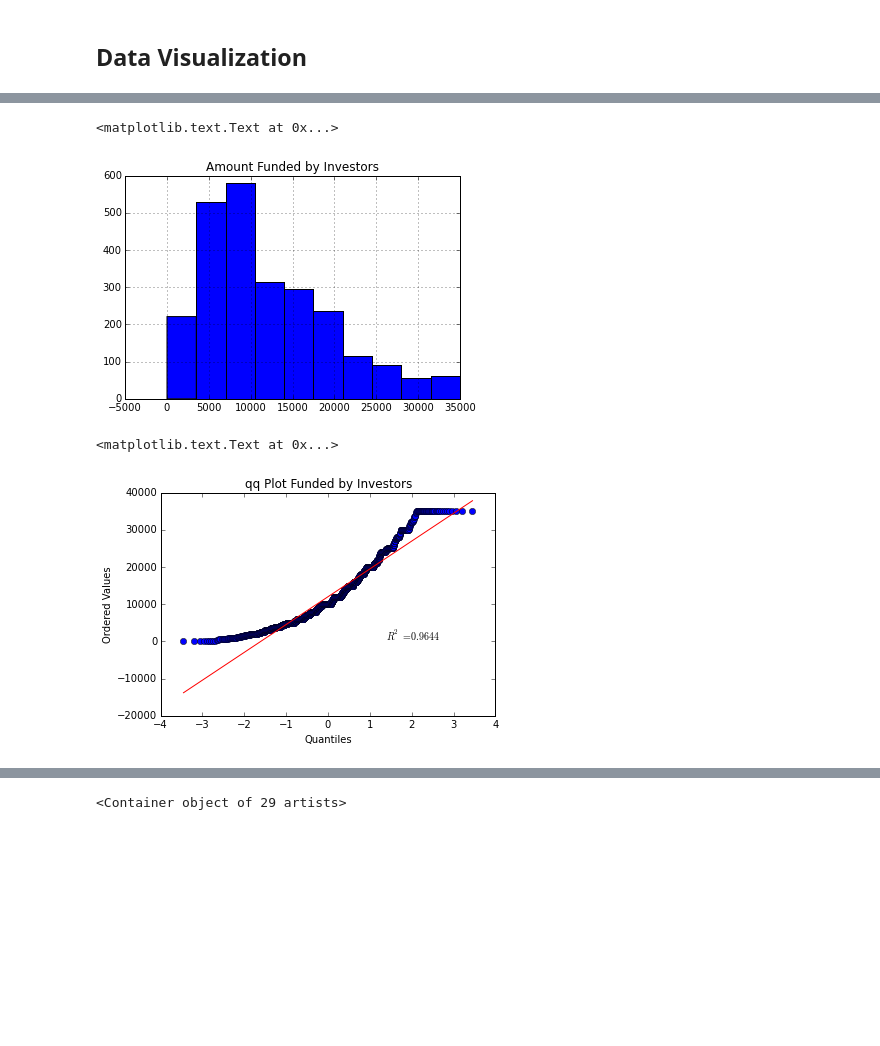
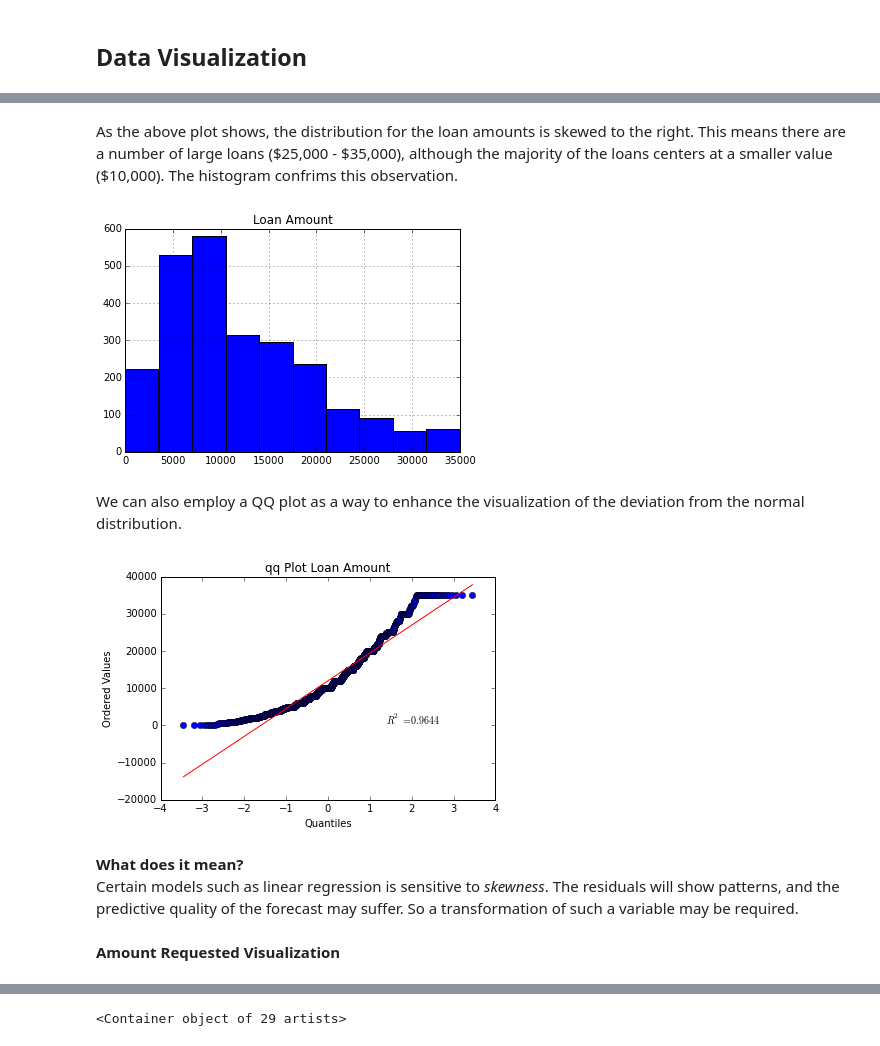
Before and after one commit to dannysilitonga/BigDataAnalytics, a Jupyter notebook: CleanUp_DataViz_LinearModel.ipynb, the cells around one changed output, grey strips where cells are left out. Saved outputs shown, nothing was run; the diff lists cells and outputs as text; code cells hidden in the pictures; blank space fills up the shorter version.

Commit message:
Updated for Linear and Logistic

```diff
--- a/CleanUp_DataViz_LinearModel.ipynb
+++ b/CleanUp_DataViz_LinearModel.ipynb
@@ -25,14 +36,22 @@ plt.title("Amount Funded by Investors")
+# %% [markdown]
+As the above plot shows, the distribution for the loan amounts is skewed to the right.  This means there are a number of large loans (\$25,000 - \$35,000), although the majority of the loans centers at a smaller value ($10,000). The histogram confrims this observation.
 # %%
 loansData.hist(column='Amount.Funded.By.Investors')
-plt.title("Amount Funded by Investors")
+plt.title("Loan Amount")
+plt.axis([0, 35000, 0, 600]);
 # %% [output]
-<matplotlib.text.Text at 0x...>
-[figure, old version]
+[figure, new version]
+# %% [markdown]
+We can also employ a QQ plot as a way to enhance the visualization of the deviation from the normal distribution.
 # %%
 stats.probplot(loansData['Amount.Funded.By.Investors'], dist="norm", plot=plt)
-plt.title("qq Plot Funded by Investors")
+plt.title("qq Plot Loan Amount");
 # %% [output]
-<matplotlib.text.Text at 0x...>
-[figure, old version]
+[figure, new version]
+# %% [markdown]
+**What does it mean?** <br>
+Certain models such as linear regression is sensitive to *skewness*.  The residuals will show patterns, and the predictive quality of the forecast may suffer.  So a transformation of such a variable may be required.
+# %% [markdown]
+**Amount Requested Visualization**
 # %%
 loansData.boxplot(column="Amount.Requested")
```
Also changed, not shown: parts of 30 cells of this notebook.
